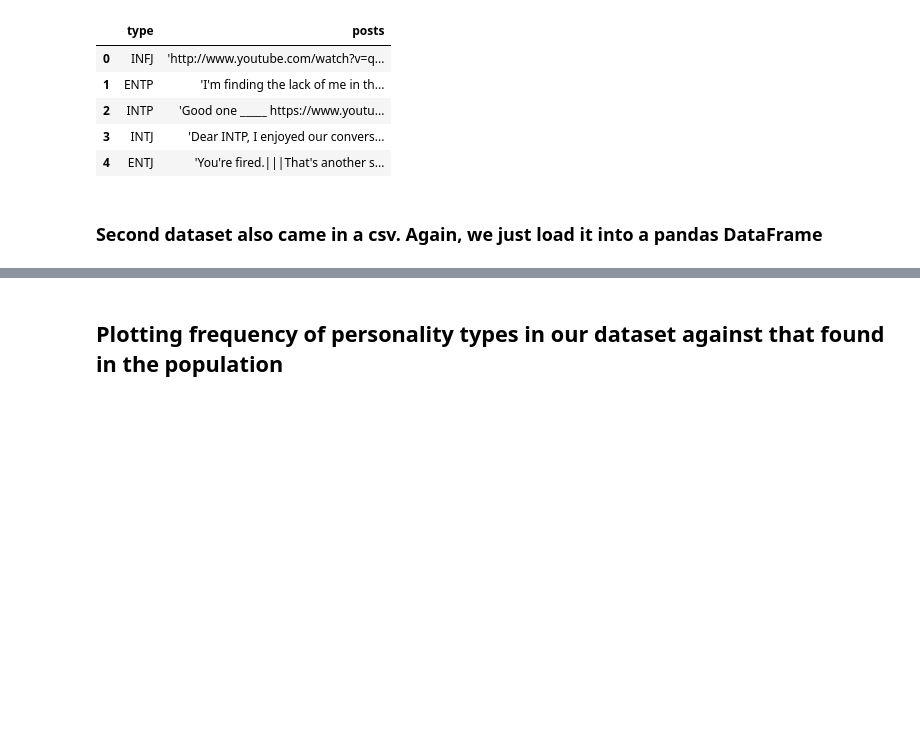
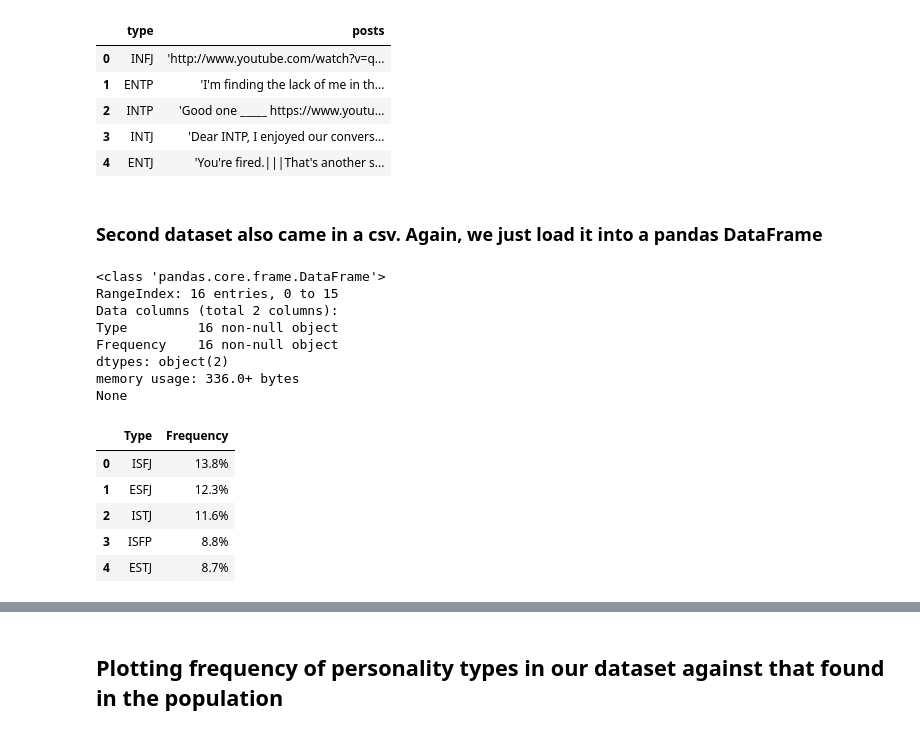
Before and after one commit to Vega-daniel/Predicting_personality, a Jupyter notebook: EDA.ipynb, the cells around one changed output, grey strips where cells are left out. Drawn from its saved outputs; the diff is of its cells as text; code cells hidden in the pictures; blank space fills up the shorter version.

```diff
--- a/EDA.ipynb
+++ b/EDA.ipynb
@@ -46,9 +46,24 @@ df2 = raw
 # %% [markdown]
 ### Second dataset also came in a csv. Again, we just load it into a pandas DataFrame
 # %%
-population = pd.read_csv('TypePopulation.csv')
+population = pd.read_csv('data/TypePopulation.csv')
 print(population.info())
 population.head()
+# %% [output]
+<class 'pandas.core.frame.DataFrame'>
+RangeIndex: 16 entries, 0 to 15
+Data columns (total 2 columns):
+Type         16 non-null object
+Frequency    16 non-null object
+dtypes: object(2)
+memory usage: 336.0+ bytes
+None
+|  | Type | Frequency |
+| 0 | ISFJ | 13.8% |
+| 1 | ESFJ | 12.3% |
+| 2 | ISTJ | 11.6% |
+| 3 | ISFP | 8.8% |
+| 4 | ESTJ | 8.7% |
 # %%
 #The Frequency column is a string, let's convert it into a float
 population['Frequency'] = population['Frequency'].apply(lambda x: x.replace('%',''))
```
Also changed, not shown: parts of 31 cells of this notebook, 2 other files.
